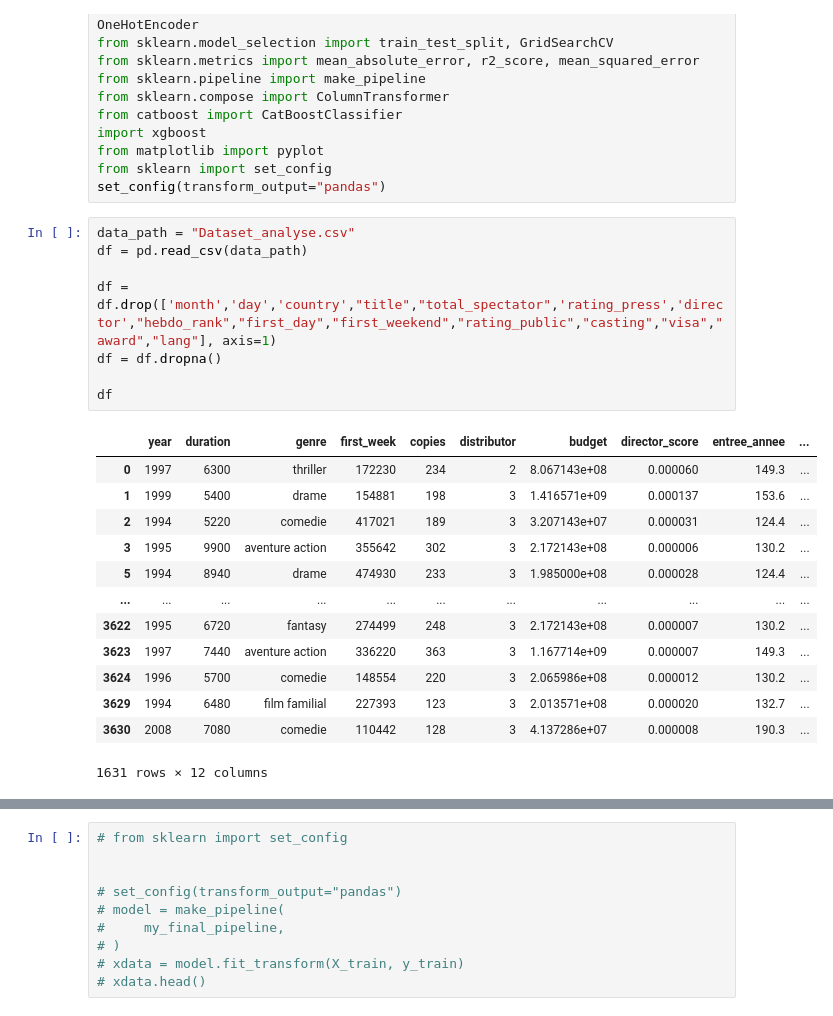
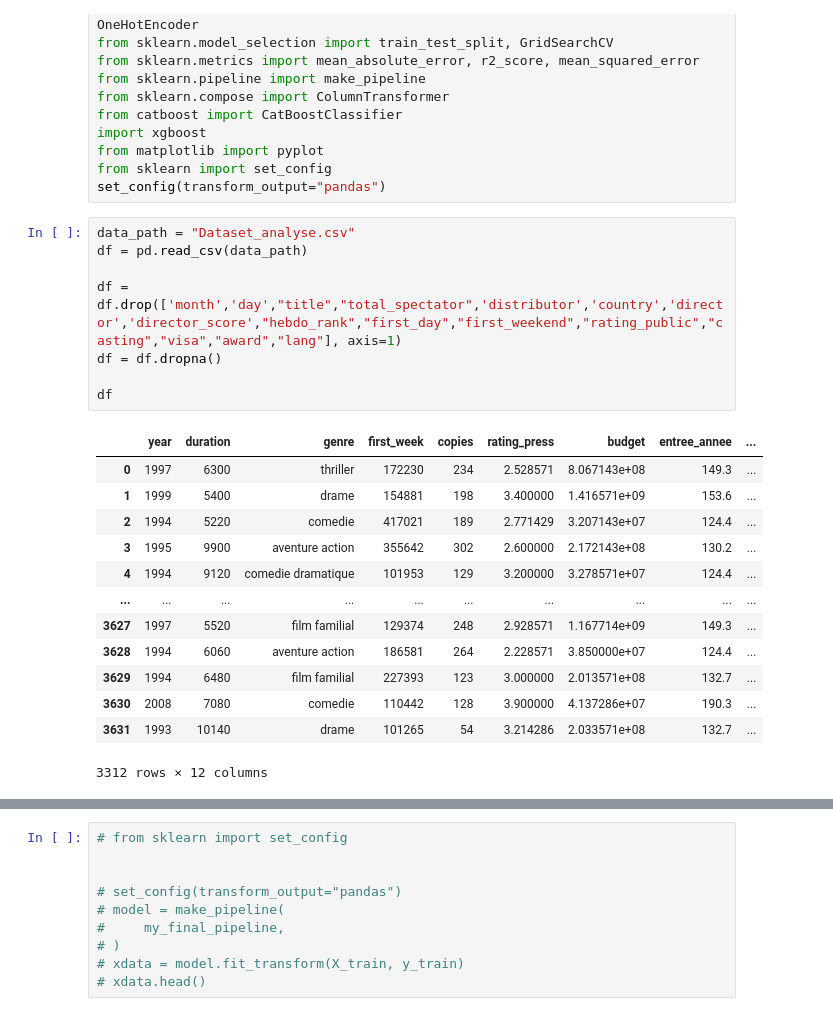
Before and after one commit to AFlo59/Brief_Popularity_Film, a Jupyter notebook: modelisation/model.ipynb, the cells around one changed output, grey strips where cells are left out. Saved outputs shown, nothing was run; the diff lists cells and outputs as text.

```diff
--- a/modelisation/model.ipynb
+++ b/modelisation/model.ipynb
@@ -15,25 +15,25 @@ set_config(transform_output="pandas")
 # %%
 data_path = "Dataset_analyse.csv"
 df = pd.read_csv(data_path)
 
-df = df.drop(['month','day','country',"title","total_spectator",'rating_press','director',"hebdo_rank","first_day","first_weekend","rating_public","casting","visa","award","lang"], axis=1)
+df = df.drop(['month','day',"title","total_spectator",'distributor','country','director','director_score',"hebdo_rank","first_day","first_weekend","rating_public","casting","visa","award","lang"], axis=1)
 df = df.dropna()
 
 df
 # %% [output]
-|  | year | duration | genre | first_week | copies | distributor | budget | director_score | entree_annee | ... |
-| 0 | 1997 | 6300 | thriller | 172230 | 234 | 2 | 8.067143e+08 | 0.000060 | 149.3 | ... |
-| 1 | 1999 | 5400 | drame | 154881 | 198 | 3 | 1.416571e+09 | 0.000137 | 153.6 | ... |
-| 2 | 1994 | 5220 | comedie | 417021 | 189 | 3 | 3.207143e+07 | 0.000031 | 124.4 | ... |
-| 3 | 1995 | 9900 | aventure action | 355642 | 302 | 3 | 2.172143e+08 | 0.000006 | 130.2 | ... |
-| 5 | 1994 | 8940 | drame | 474930 | 233 | 3 | 1.985000e+08 | 0.000028 | 124.4 | ... |
-| ... | ... | ... | ... | ... | ... | ... | ... | ... | ... | ... |
-| 3622 | 1995 | 6720 | fantasy | 274499 | 248 | 3 | 2.172143e+08 | 0.000007 | 130.2 | ... |
-| 3623 | 1997 | 7440 | aventure action | 336220 | 363 | 3 | 1.167714e+09 | 0.000007 | 149.3 | ... |
-| 3624 | 1996 | 5700 | comedie | 148554 | 220 | 3 | 2.065986e+08 | 0.000012 | 130.2 | ... |
-| 3629 | 1994 | 6480 | film familial | 227393 | 123 | 3 | 2.013571e+08 | 0.000020 | 132.7 | ... |
-| 3630 | 2008 | 7080 | comedie | 110442 | 128 | 3 | 4.137286e+07 | 0.000008 | 190.3 | ... |
+|  | year | duration | genre | first_week | copies | rating_press | budget | entree_annee | ... |
+| 0 | 1997 | 6300 | thriller | 172230 | 234 | 2.528571 | 8.067143e+08 | 149.3 | ... |
+| 1 | 1999 | 5400 | drame | 154881 | 198 | 3.400000 | 1.416571e+09 | 153.6 | ... |
+| 2 | 1994 | 5220 | comedie | 417021 | 189 | 2.771429 | 3.207143e+07 | 124.4 | ... |
+| 3 | 1995 | 9900 | aventure action | 355642 | 302 | 2.600000 | 2.172143e+08 | 130.2 | ... |
+| 4 | 1994 | 9120 | comedie dramatique | 101953 | 129 | 3.200000 | 3.278571e+07 | 124.4 | ... |
+| ... | ... | ... | ... | ... | ... | ... | ... | ... | ... |
+| 3627 | 1997 | 5520 | film familial | 129374 | 248 | 2.928571 | 1.167714e+09 | 149.3 | ... |
+| 3628 | 1994 | 6060 | aventure action | 186581 | 264 | 2.228571 | 3.850000e+07 | 124.4 | ... |
+| 3629 | 1994 | 6480 | film familial | 227393 | 123 | 3.000000 | 2.013571e+08 | 132.7 | ... |
+| 3630 | 2008 | 7080 | comedie | 110442 | 128 | 3.900000 | 4.137286e+07 | 190.3 | ... |
+| 3631 | 1993 | 10140 | drame | 101265 | 54 | 3.214286 | 2.033571e+08 | 132.7 | ... |
-1631 rows × 12 columns
+3312 rows × 12 columns
 # %%
 X = df.drop(['first_week'], axis=1)
 y = df.first_week
```
Also changed, not shown: parts of 8 cells of this notebook, 2 other files.
